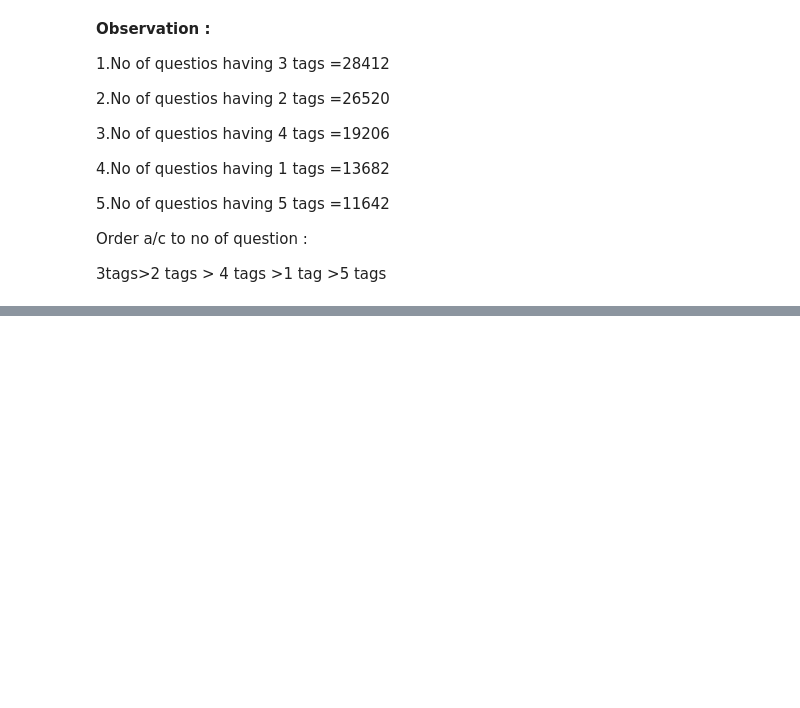
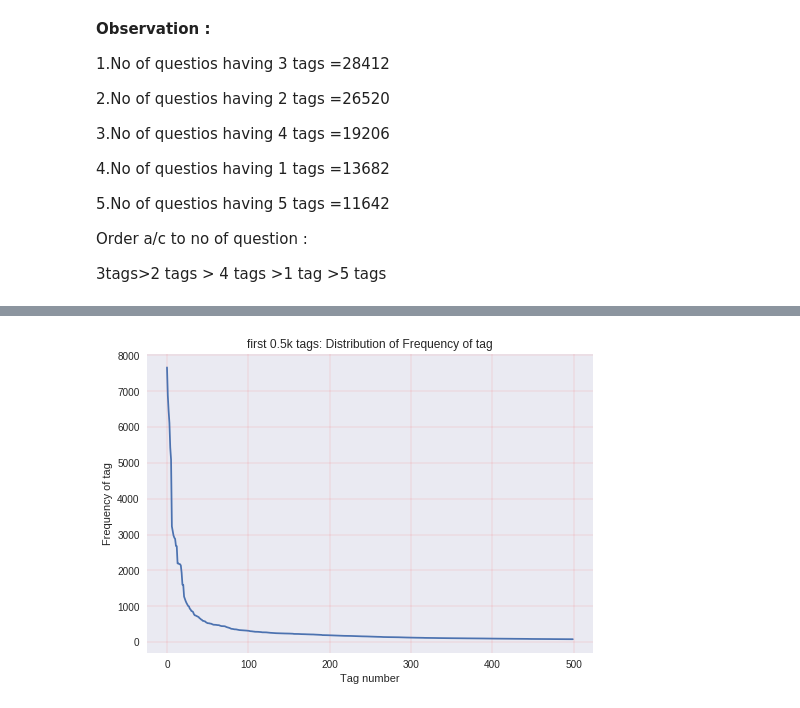
Before and after one commit to mitesh98/StackOverflow-Tag-Prediction, a Jupyter notebook: StackOverflow.ipynb, the cells around one changed output, grey strips where cells are left out. Cells and saved outputs as stored; diff of their text form; code cells hidden in the pictures; blank space fills up the shorter version.

```diff
--- a/StackOverflow.ipynb
+++ b/StackOverflow.ipynb
@@ -260,0 +380,9 @@ Order a/c to no of question :
+# %%
+plt.plot(tag_counts[0:500])
+plt.title('first 0.5k tags: Distribution of Frequency of tag')
+plt.xlabel("Tag number")
+plt.ylabel("Frequency of tag")
+plt.grid(color='r', linestyle='-', linewidth=0.1)
+plt.show()
+# %% [output]
+[figure, added]
```
Also changed, not shown: parts of 32 cells of this notebook.
